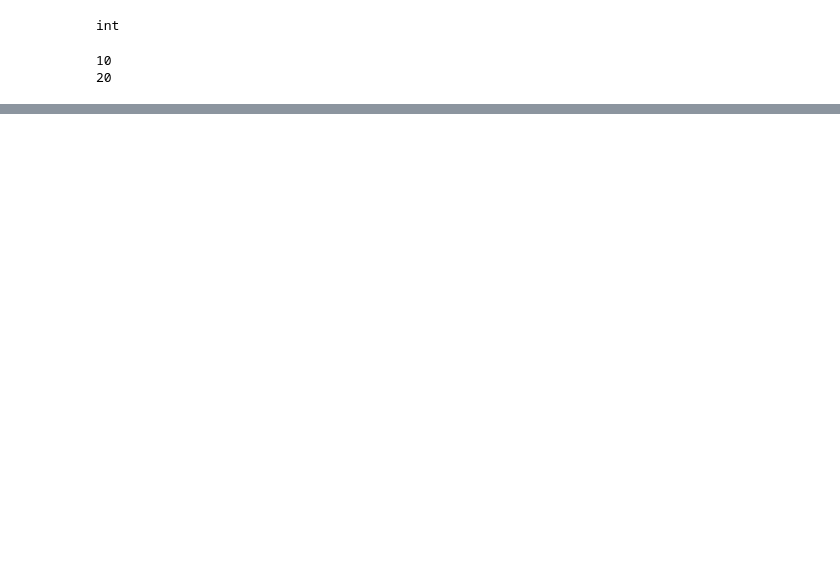
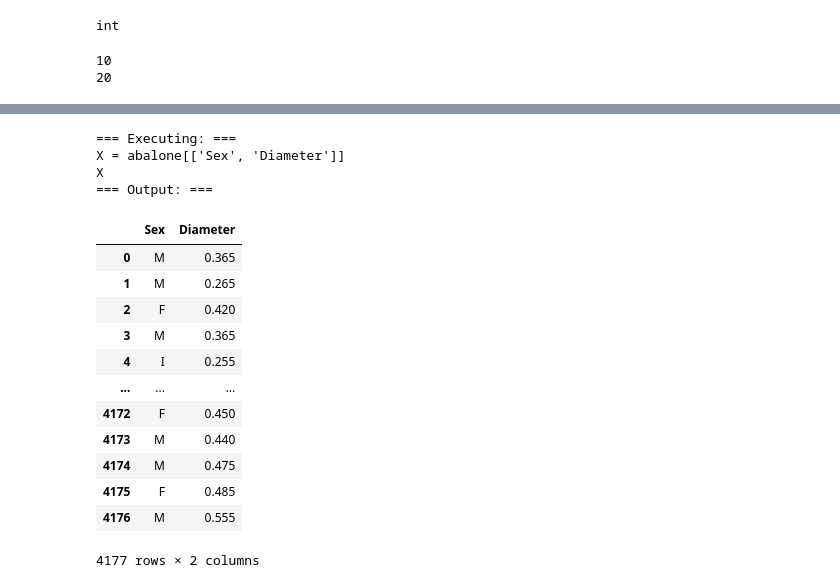
Before and after one commit to jaya-swetha21/Home-Decor, a Jupyter notebook: chapter_appendix-tools-for-deep-learning/jupyter.ipynb, the cells around one changed output, grey strips where cells are left out. Drawn from its saved outputs; the diff is of its cells as text; code cells hidden in the pictures; blank space fills up the shorter version.

```diff
--- a/chapter_appendix-tools-for-deep-learning/jupyter.ipynb
+++ b/chapter_appendix-tools-for-deep-learning/jupyter.ipynb
@@ -171,0 +323,4 @@ foo()
+# %%
+fake_abalone.to_csv('fake_abalone.csv', index=False)
+fake_abalone.loc[fake_abalone.Rings.isin([1, 2, 3]), 'Sex'] = 'I'
+fake_abalone['Sex'].value_counts()
@@ -171,0 +334,3 @@ foo()
+# %%
+fake_abalone['Sex']= fake_abalone['Sex'].str.strip()
+fake_abalone['Sex'].value_counts()
@@ -171,0 +344,3 @@ foo()
+# %%
+fake_abalone['Sex'].replace('I', 'K', inplace=True)
+%rerun 26
@@ -171,0 +370,22 @@ foo()
+# %%
+import numpy as np
+fake_abalone.loc[fake_abalone.Rings == 22, 'Diameter'] = np.nan
+%rerun 31
+# %% [output]
+=== Executing: ===
+X = abalone[['Sex', 'Diameter']]
+X
+=== Output: ===
+|  | Sex | Diameter |
+| 0 | M | 0.365 |
+| 1 | M | 0.265 |
+| 2 | F | 0.420 |
+| 3 | M | 0.365 |
+| 4 | I | 0.255 |
+| ... | ... | ... |
+| 4172 | F | 0.450 |
+| 4173 | M | 0.440 |
+| 4174 | M | 0.475 |
+| 4175 | F | 0.485 |
+| 4176 | M | 0.555 |
+4177 rows × 2 columns
```
Also changed, not shown: parts of 33 cells of this notebook.
